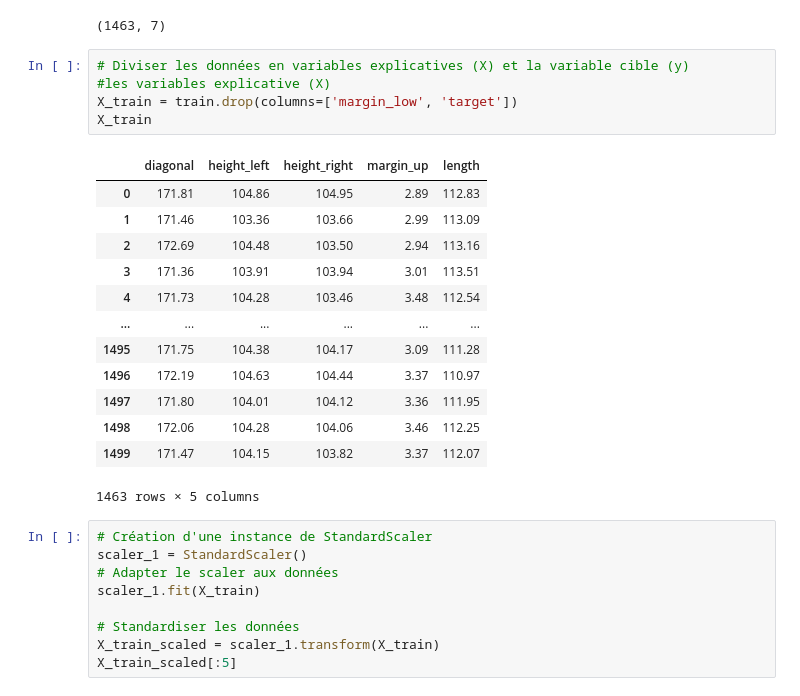
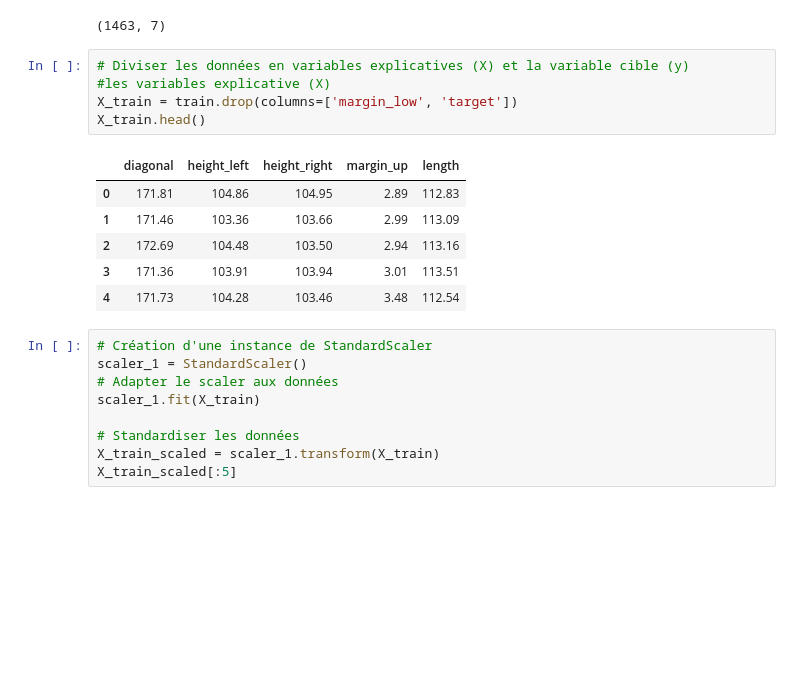
Before and after one commit to Nada-Lahbib/Project_10_Detection_des_faux_billets_avec_Python, a Jupyter notebook: notebooks/LAHBIB_Nada_1_notebook_022024.ipynb, the cells around one changed output. Cells and saved outputs as stored; diff of their text form; blank space fills up the shorter version.

```diff
--- a/notebooks/LAHBIB_Nada_1_notebook_022024.ipynb
+++ b/notebooks/LAHBIB_Nada_1_notebook_022024.ipynb
@@ -254,22 +278,15 @@ train.shape
 # %%
 # Diviser les données en variables explicatives (X) et la variable cible (y)
 #les variables explicative (X)
 X_train = train.drop(columns=['margin_low', 'target'])
-X_train
+X_train.head()
 # %% [output]
 |  | diagonal | height_left | height_right | margin_up | length |
 | 0 | 171.81 | 104.86 | 104.95 | 2.89 | 112.83 |
 | 1 | 171.46 | 103.36 | 103.66 | 2.99 | 113.09 |
 | 2 | 172.69 | 104.48 | 103.50 | 2.94 | 113.16 |
 | 3 | 171.36 | 103.91 | 103.94 | 3.01 | 113.51 |
 | 4 | 171.73 | 104.28 | 103.46 | 3.48 | 112.54 |
-| ... | ... | ... | ... | ... | ... |
-| 1495 | 171.75 | 104.38 | 104.17 | 3.09 | 111.28 |
-| 1496 | 172.19 | 104.63 | 104.44 | 3.37 | 110.97 |
-| 1497 | 171.80 | 104.01 | 104.12 | 3.36 | 111.95 |
-| 1498 | 172.06 | 104.28 | 104.06 | 3.46 | 112.25 |
-| 1499 | 171.47 | 104.15 | 103.82 | 3.37 | 112.07 |
-1463 rows × 5 columns
 # %%
 # Création d'une instance de StandardScaler
 scaler_1 = StandardScaler()
```
Also changed, not shown: parts of 57 cells of this notebook.
